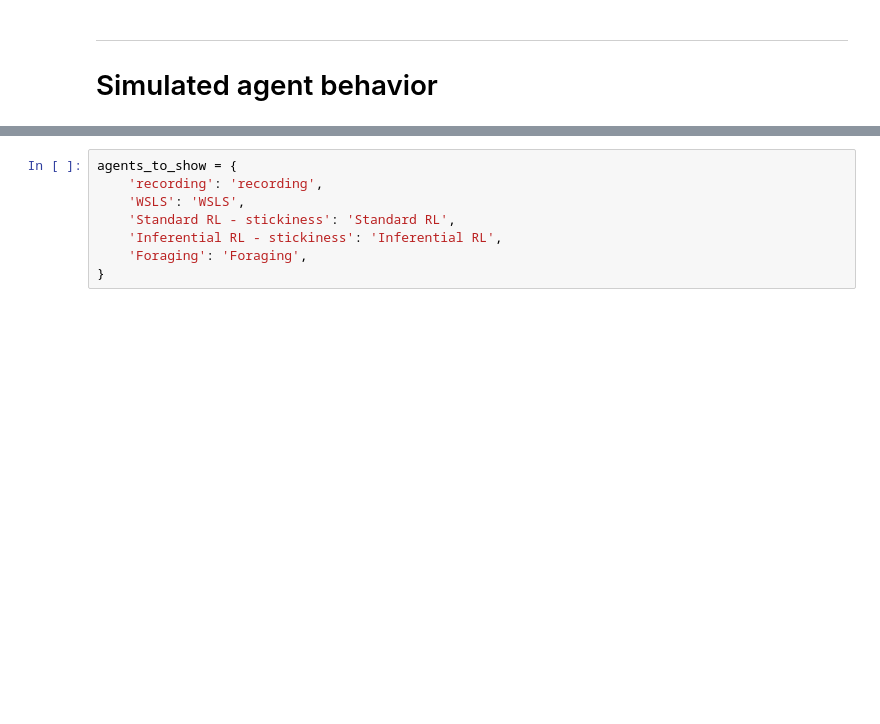
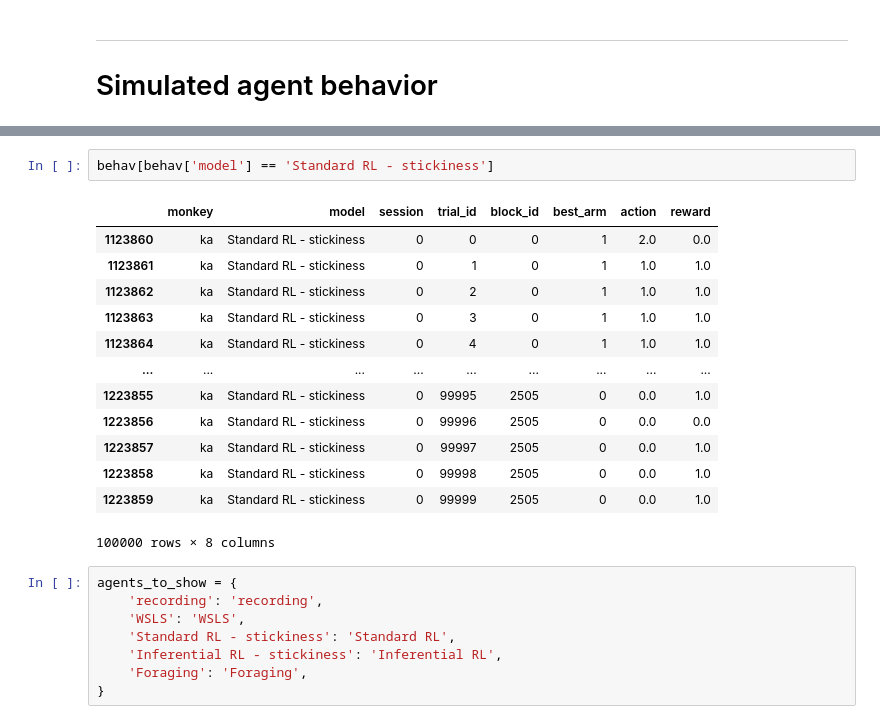
Before and after one commit to ungzs1/popy_05, a Jupyter notebook: notebooks/behav_modeling/simulated_agent_behavior.ipynb, the cells around one changed output, grey strips where cells are left out. Cells and saved outputs as stored; diff of their text form; blank space fills up the shorter version.

```diff
--- a/notebooks/behav_modeling/simulated_agent_behavior.ipynb
+++ b/notebooks/behav_modeling/simulated_agent_behavior.ipynb
@@ -53,3 +54,19 @@ array(['recording', 'Repeating agent', 'Standard RL',
+# %%
+behav[behav['model'] == 'Standard RL - stickiness']
+# %% [output]
+|  | monkey | model | session | trial_id | block_id | best_arm | action | reward |
+| 1123860 | ka | Standard RL - stickiness | 0 | 0 | 0 | 1 | 2.0 | 0.0 |
+| 1123861 | ka | Standard RL - stickiness | 0 | 1 | 0 | 1 | 1.0 | 1.0 |
+| 1123862 | ka | Standard RL - stickiness | 0 | 2 | 0 | 1 | 1.0 | 1.0 |
+| 1123863 | ka | Standard RL - stickiness | 0 | 3 | 0 | 1 | 1.0 | 1.0 |
+| 1123864 | ka | Standard RL - stickiness | 0 | 4 | 0 | 1 | 1.0 | 1.0 |
+| ... | ... | ... | ... | ... | ... | ... | ... | ... |
+| 1223855 | ka | Standard RL - stickiness | 0 | 99995 | 2505 | 0 | 0.0 | 1.0 |
+| 1223856 | ka | Standard RL - stickiness | 0 | 99996 | 2505 | 0 | 0.0 | 0.0 |
+| 1223857 | ka | Standard RL - stickiness | 0 | 99997 | 2505 | 0 | 0.0 | 1.0 |
+| 1223858 | ka | Standard RL - stickiness | 0 | 99998 | 2505 | 0 | 0.0 | 1.0 |
+| 1223859 | ka | Standard RL - stickiness | 0 | 99999 | 2505 | 0 | 0.0 | 1.0 |
+100000 rows × 8 columns
 # %%
 agents_to_show = {
     'recording': 'recording',
```
Also changed, not shown: parts of 8 cells of this notebook, 13 other files.
